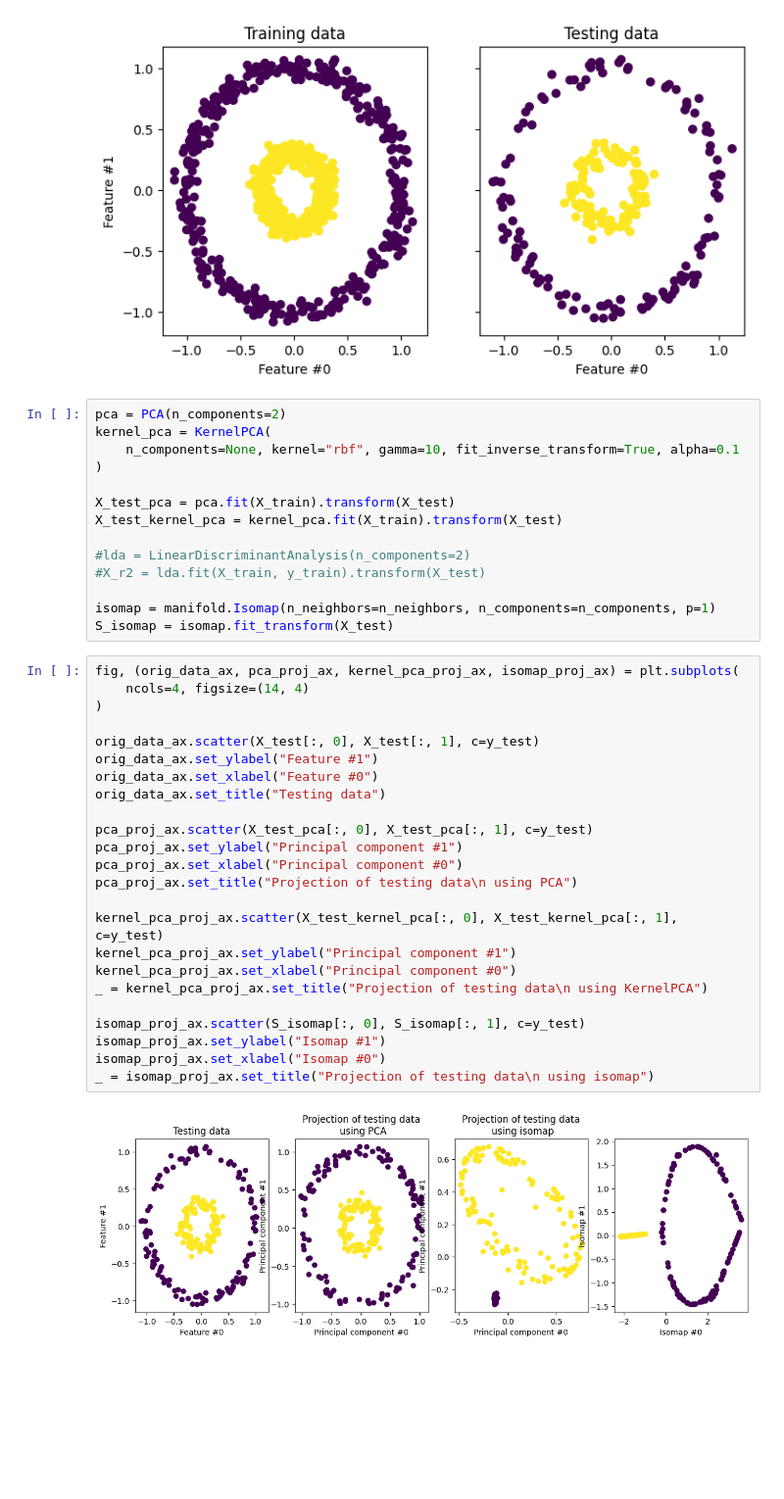
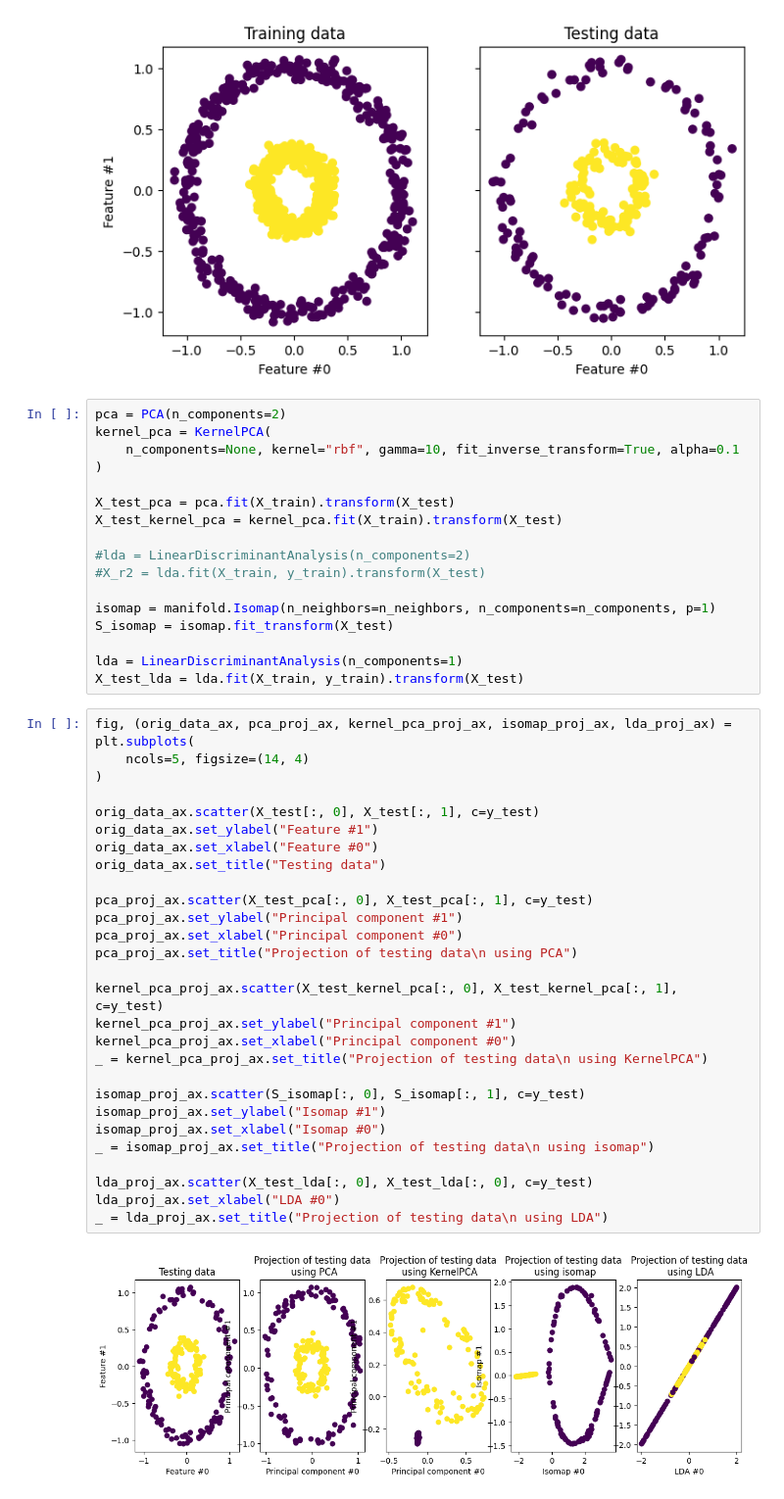
Before and after one commit to AAU-Dat/P5-Nonlinear-Dimensionality-Reduction, a Jupyter notebook: nonlinear.ipynb, the cells around one changed output. Shown: that part at 98% size. Cells and saved outputs as stored; diff of their text form; blank space fills up the shorter version.

Commit message:
Added projection of data with lda

```diff
--- a/nonlinear.ipynb
+++ b/nonlinear.ipynb
@@ -40,29 +40,36 @@ X_test_kernel_pca = kernel_pca.fit(X_train).transform(X_test)
 
 isomap = manifold.Isomap(n_neighbors=n_neighbors, n_components=n_components, p=1)
 S_isomap = isomap.fit_transform(X_test)
+
+lda = LinearDiscriminantAnalysis(n_components=1)
+X_test_lda = lda.fit(X_train, y_train).transform(X_test)
 # %%
-fig, (orig_data_ax, pca_proj_ax, kernel_pca_proj_ax, isomap_proj_ax) = plt.subplots(
-    ncols=4, figsize=(14, 4)
+fig, (orig_data_ax, pca_proj_ax, kernel_pca_proj_ax, isomap_proj_ax, lda_proj_ax) = plt.subplots(
+    ncols=5, figsize=(14, 4)
 )
 
 orig_data_ax.scatter(X_test[:, 0], X_test[:, 1], c=y_test)
 orig_data_ax.set_ylabel("Feature #1")
 orig_data_ax.set_xlabel("Feature #0")
 orig_data_ax.set_title("Testing data")
 
 pca_proj_ax.scatter(X_test_pca[:, 0], X_test_pca[:, 1], c=y_test)
 pca_proj_ax.set_ylabel("Principal component #1")
 pca_proj_ax.set_xlabel("Principal component #0")
 pca_proj_ax.set_title("Projection of testing data\n using PCA")
 
 kernel_pca_proj_ax.scatter(X_test_kernel_pca[:, 0], X_test_kernel_pca[:, 1], c=y_test)
 kernel_pca_proj_ax.set_ylabel("Principal component #1")
 kernel_pca_proj_ax.set_xlabel("Principal component #0")
 _ = kernel_pca_proj_ax.set_title("Projection of testing data\n using KernelPCA")
 
 isomap_proj_ax.scatter(S_isomap[:, 0], S_isomap[:, 1], c=y_test)
 isomap_proj_ax.set_ylabel("Isomap #1")
 isomap_proj_ax.set_xlabel("Isomap #0")
 _ = isomap_proj_ax.set_title("Projection of testing data\n using isomap")
+
+lda_proj_ax.scatter(X_test_lda[:, 0], X_test_lda[:, 0], c=y_test)
+lda_proj_ax.set_xlabel("LDA #0")
+_ = lda_proj_ax.set_title("Projection of testing data\n using LDA")
 # %% [output]
-[figure, old version]
+[figure, new version]
```
